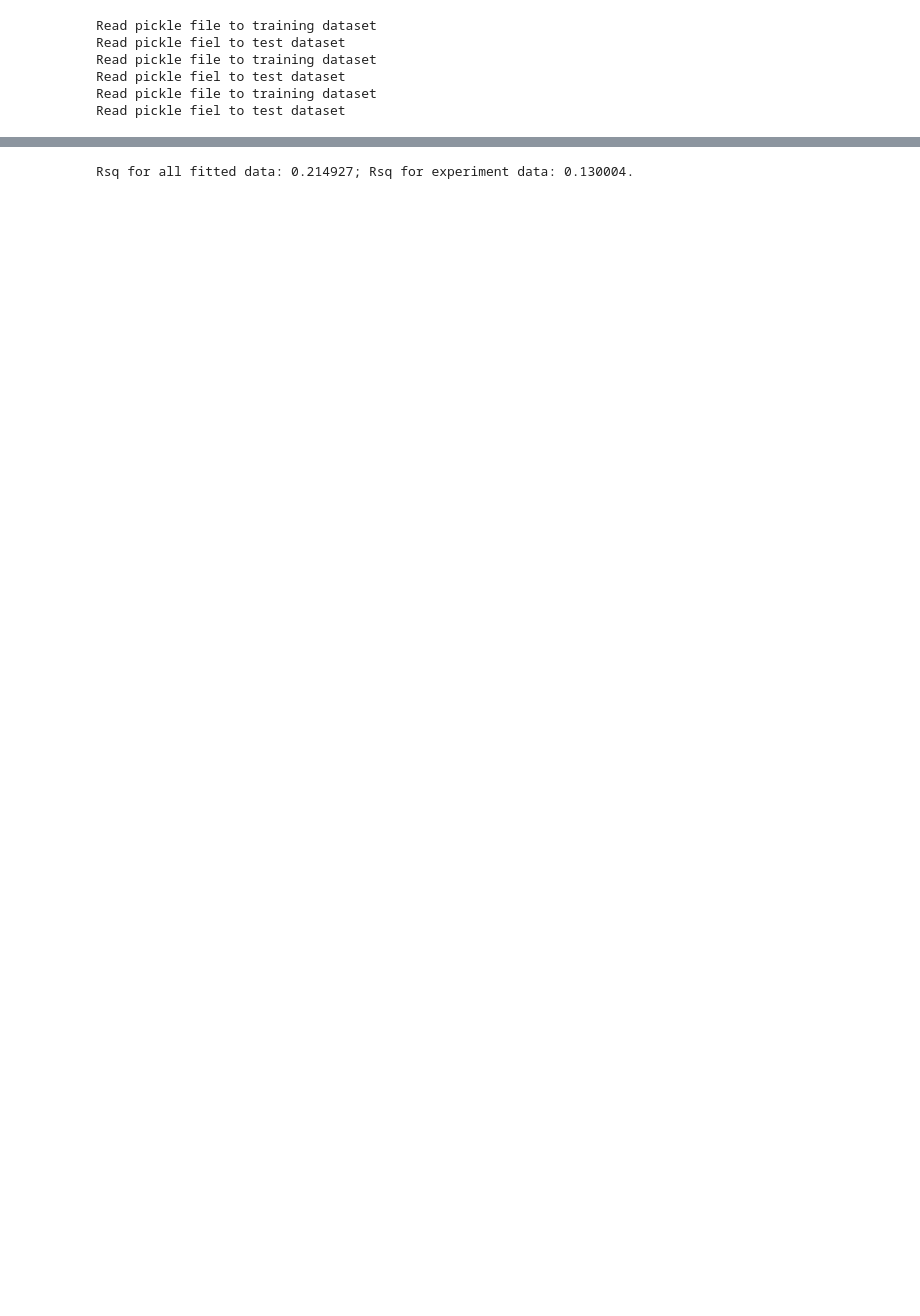
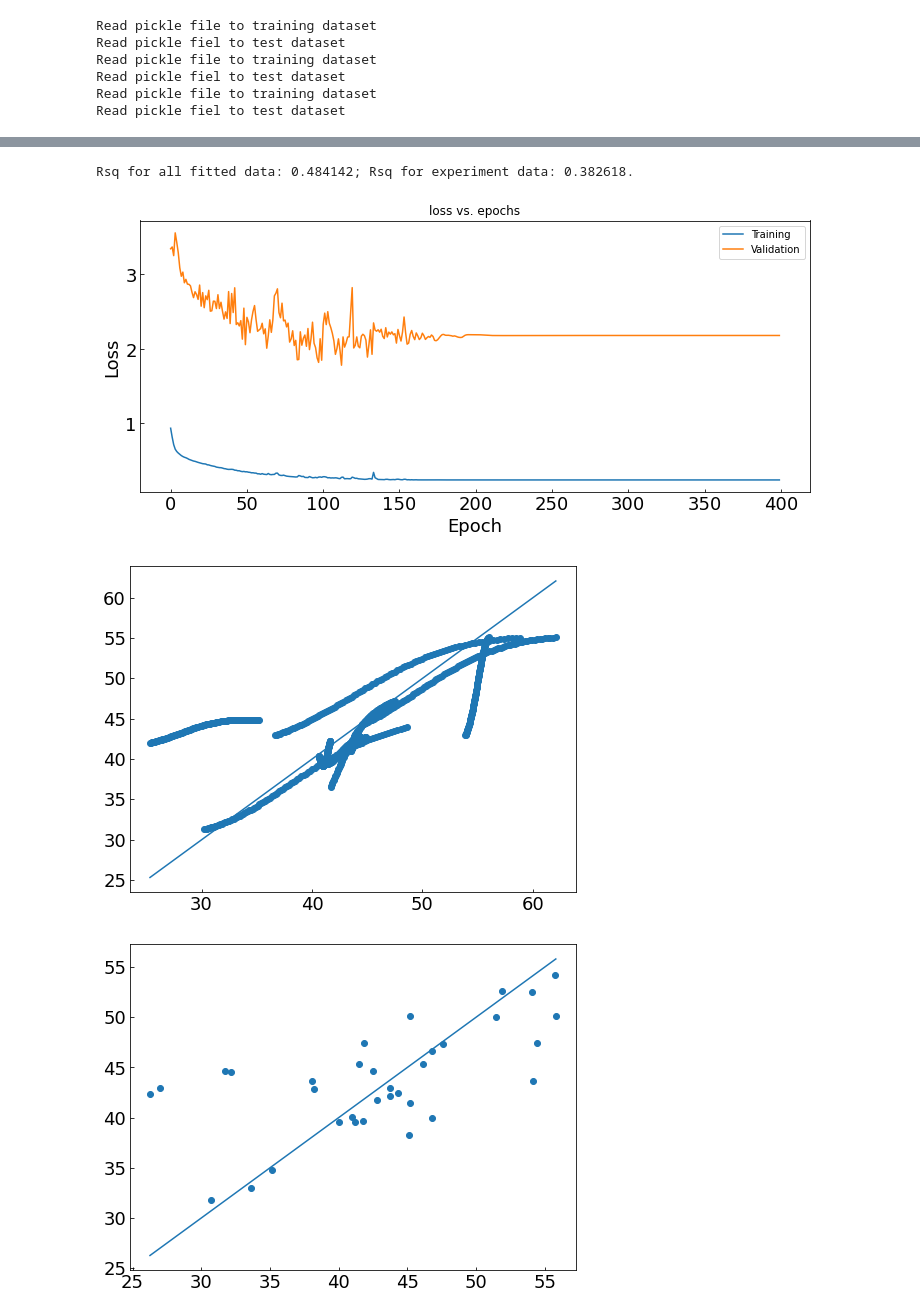
Before and after one commit to YudongLi90/CompressiblePackedBedModel, a Jupyter notebook: NN_training.ipynb, the cells around one changed output, grey strips where cells are left out. Saved outputs shown, nothing was run; the diff lists cells and outputs as text; code cells hidden in the pictures; blank space fills up the shorter version.

```diff
--- a/NN_training.ipynb
+++ b/NN_training.ipynb
@@ -144,7 +153,12 @@ Rsq_p
 # %%
-SvNN.get_NN_model(node_lst = [8,4,2,1],use_batchnormalization=True,use_dropout=False,dropout_rate=0.1,activation='tanh',optimizer_selection='SGD')
+SvNN.get_NN_model(node_lst = [6,6,4,3,1],use_batchnormalization=True,use_dropout=False,dropout_rate=0.1,
+                  activation='tanh',optimizer_selection='SGD')
 history_Sv,test_result_Sv,predicted_Sv,predicted_reversed_Sv,mse_Sv,Rsq_Sv,\
         predicted_exp_Sv,predicted_exp_reversed_Sv,exp_mse_Sv,exp_Rsq_Sv = SvNN.evaluate_NN_model()
 print(f"Rsq for all fitted data: {Rsq_Sv:2f}; Rsq for experiment data: {exp_Rsq_Sv:2f}.")
+SvNN.plot_training_performance()
 # %% [output]
-Rsq for all fitted data: 0.214927; Rsq for experiment data: 0.130004.
+Rsq for all fitted data: 0.484142; Rsq for experiment data: 0.382618.
+[figure, added]
+[figure, added]
+[figure, added]
```
Also changed, not shown: parts of 12 cells of this notebook, 3 other files.
